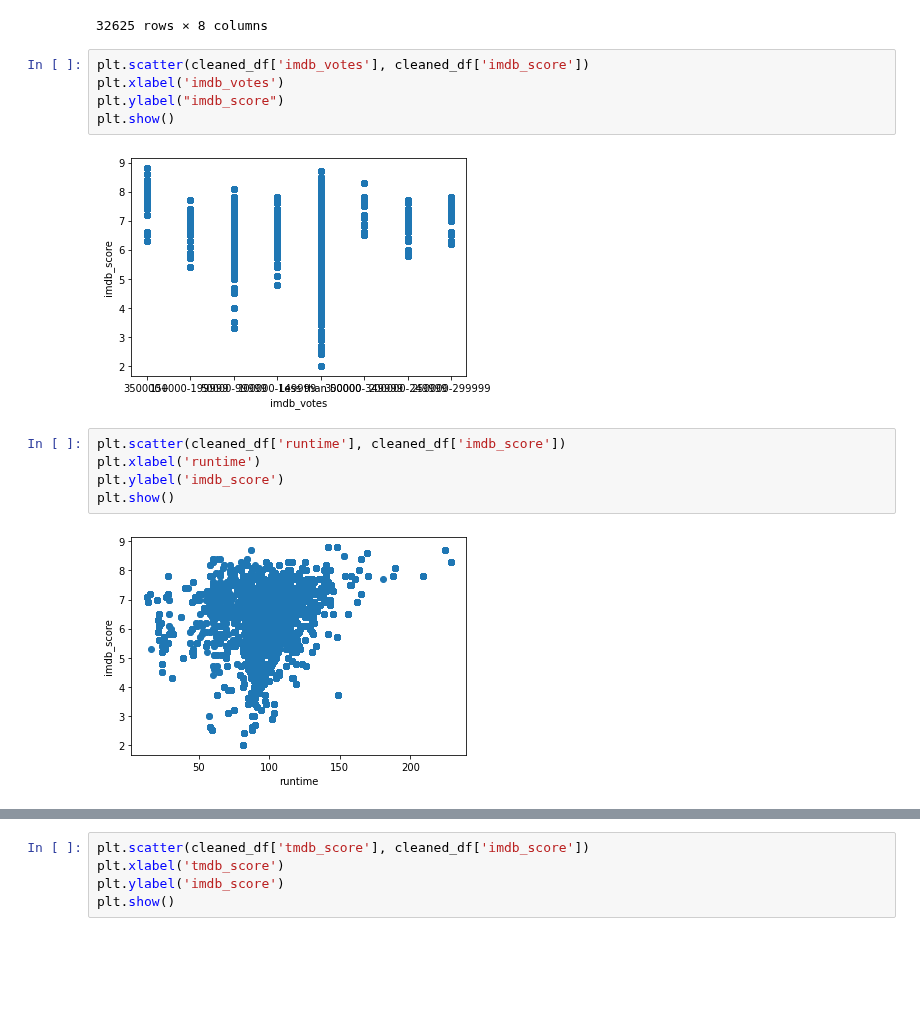
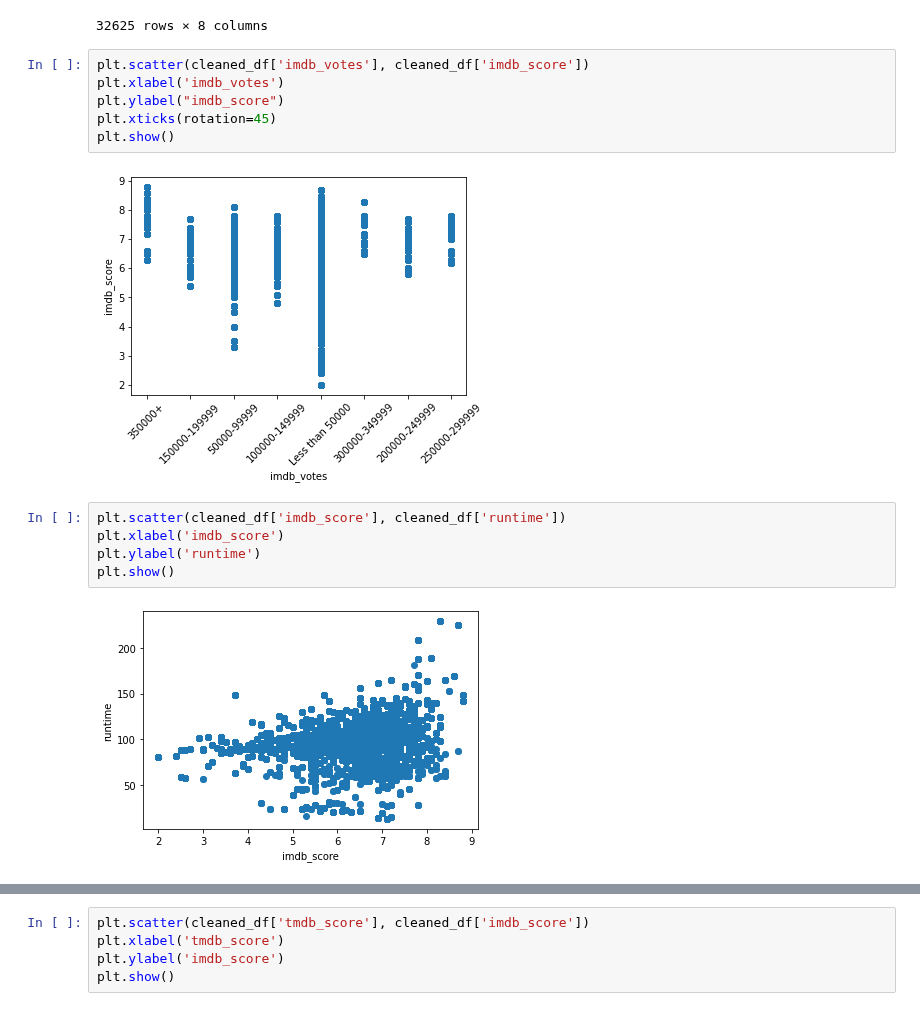
Before and after one commit to jgcarter421/Netflix, a Jupyter notebook: machine_learning/ml_prediction.ipynb, the cells around one changed output, grey strips where cells are left out. Drawn from its saved outputs; the diff is of its cells as text; blank space fills up the shorter version.

```diff
--- a/machine_learning/ml_prediction.ipynb
+++ b/machine_learning/ml_prediction.ipynb
@@ -134,15 +137,16 @@ cleaned_df
 # %%
 plt.scatter(cleaned_df['imdb_votes'], cleaned_df['imdb_score'])
 plt.xlabel('imdb_votes')
 plt.ylabel("imdb_score")
+plt.xticks(rotation=45)
 plt.show()
 # %% [output]
-[figure, old version]
+[figure, new version]
 # %%
-plt.scatter(cleaned_df['runtime'], cleaned_df['imdb_score'])
-plt.xlabel('runtime')
-plt.ylabel('imdb_score')
+plt.scatter(cleaned_df['imdb_score'], cleaned_df['runtime'])
+plt.xlabel('imdb_score')
+plt.ylabel('runtime')
 plt.show()
 # %% [output]
-[figure, old version]
+[figure, new version]
 # %%
```
Also changed, not shown: parts of 10 cells of this notebook.
